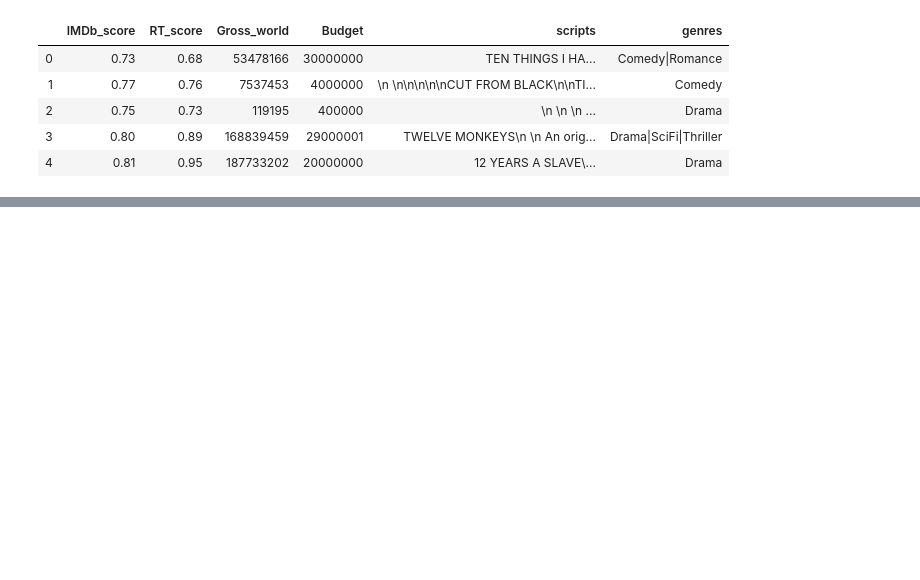
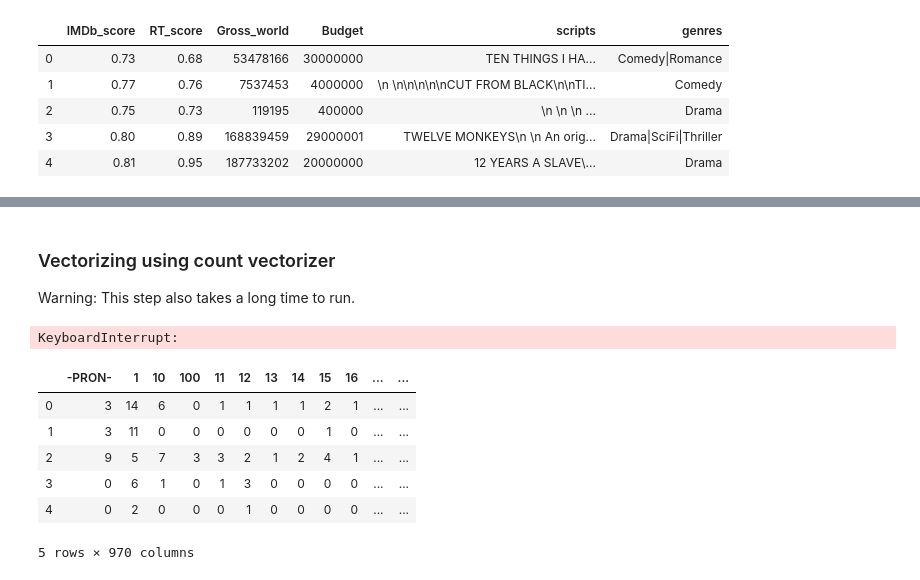
Before and after one commit to lougeo/NLP_Movie_Scripts, a Jupyter notebook: Notebooks/Feature_Engineering.ipynb, the cells around one changed output, grey strips where cells are left out. Saved outputs shown, nothing was run; the diff lists cells and outputs as text; code cells hidden in the pictures; blank space fills up the shorter version.

```diff
--- a/Notebooks/Feature_Engineering.ipynb
+++ b/Notebooks/Feature_Engineering.ipynb
@@ -138,0 +385,10 @@ dtype: int64
+# %% [markdown]
+### Vectorizing using count vectorizer
+Warning: This step also takes a long time to run.
+# %%
+bagofwords = CountVectorizer(min_df=0.1, max_df=0.9, preprocessor=my_preprocessor, tokenizer=my_tokenizer).fit(X_train['scripts'])
+# %%
+X_train_countv_transformed = bagofwords.transform(X_train['scripts'])
+X_test_countv_transformed = bagofwords.transform(X_test['scripts'])
+# %% [output]
+KeyboardInterrupt:
@@ -138,0 +397,13 @@ dtype: int64
+# %%
+X_train_countv_df = pd.DataFrame(columns=bagofwords.get_feature_names(), data=X_train_countv_transformed.toarray())
+X_test_countv_df = pd.DataFrame(columns=bagofwords.get_feature_names(), data=X_test_countv_transformed.toarray())
+
+X_train_countv_df.head()
+# %% [output]
+|  | -PRON- | 1 | 10 | 100 | 11 | 12 | 13 | 14 | 15 | 16 | ... | ... |
+| 0 | 3 | 14 | 6 | 0 | 1 | 1 | 1 | 1 | 2 | 1 | ... | ... |
+| 1 | 3 | 11 | 0 | 0 | 0 | 0 | 0 | 0 | 1 | 0 | ... | ... |
+| 2 | 9 | 5 | 7 | 3 | 3 | 2 | 1 | 2 | 4 | 1 | ... | ... |
+| 3 | 0 | 6 | 1 | 0 | 1 | 3 | 0 | 0 | 0 | 0 | ... | ... |
+| 4 | 0 | 2 | 0 | 0 | 0 | 1 | 0 | 0 | 0 | 0 | ... | ... |
+5 rows × 970 columns
```
Also changed, not shown: parts of 79 cells of this notebook, 3 other files.
